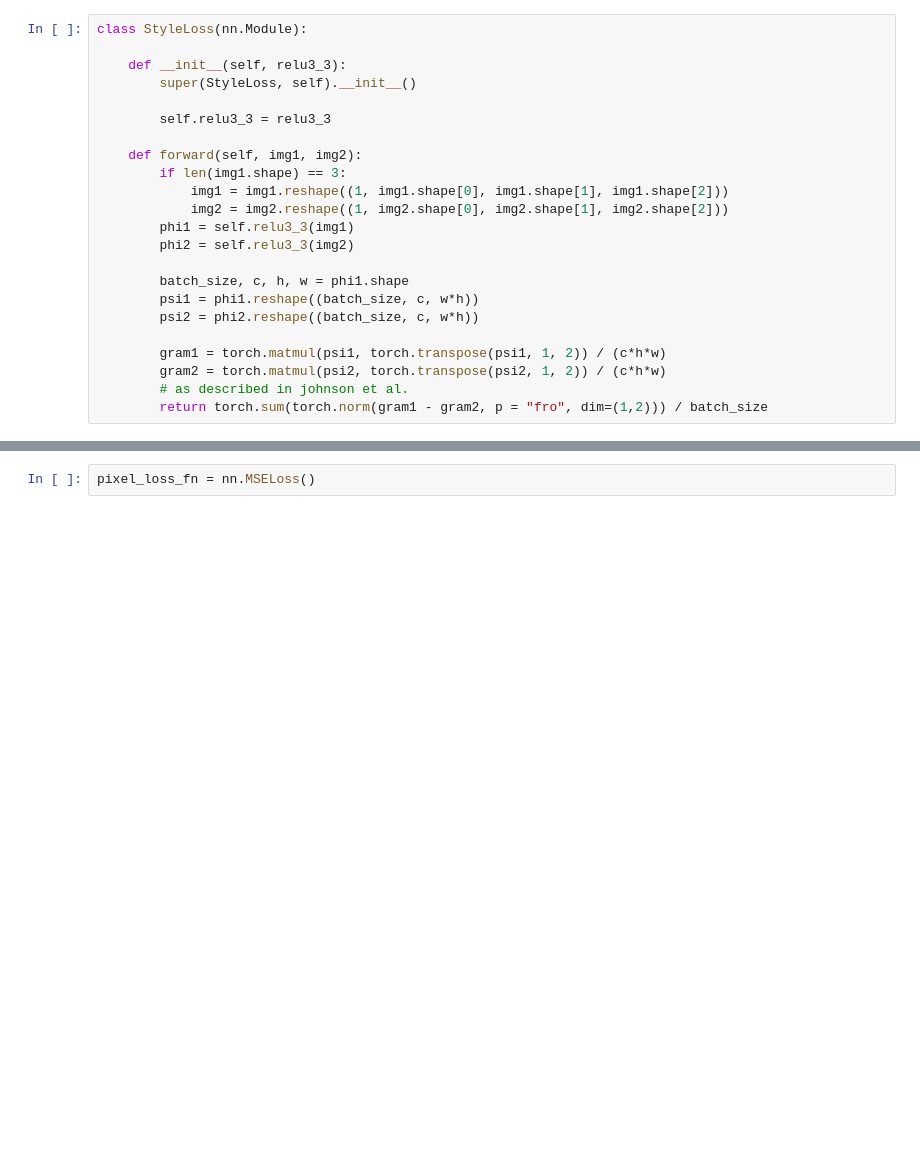
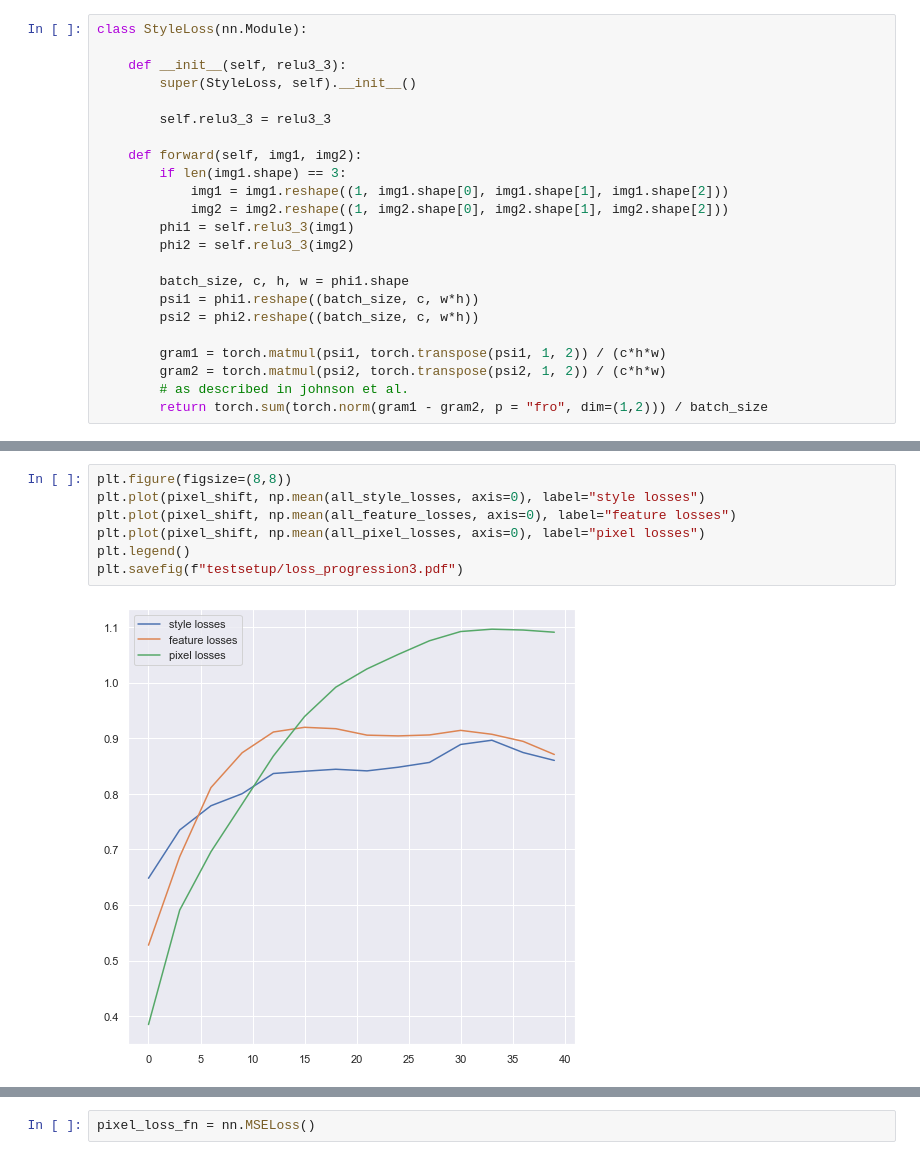
Before and after one commit to hugisveitti/thesis, a Jupyter notebook: code/model/test_losses.ipynb, the cells around one changed output, grey strips where cells are left out. Drawn from its saved outputs; the diff is of its cells as text; blank space fills up the shorter version.

```diff
--- a/code/model/test_losses.ipynb
+++ b/code/model/test_losses.ipynb
@@ -102,0 +168,9 @@ for j in range(len(masked_areas[0][0])):
+# %%
+plt.figure(figsize=(8,8))
+plt.plot(pixel_shift, np.mean(all_style_losses, axis=0), label="style losses")
+plt.plot(pixel_shift, np.mean(all_feature_losses, axis=0), label="feature losses")
+plt.plot(pixel_shift, np.mean(all_pixel_losses, axis=0), label="pixel losses")
+plt.legend()
+plt.savefig(f"testsetup/loss_progression3.pdf")
+# %% [output]
+[figure, added]
```
Also changed, not shown: parts of 13 cells of this notebook, 8 other files.
